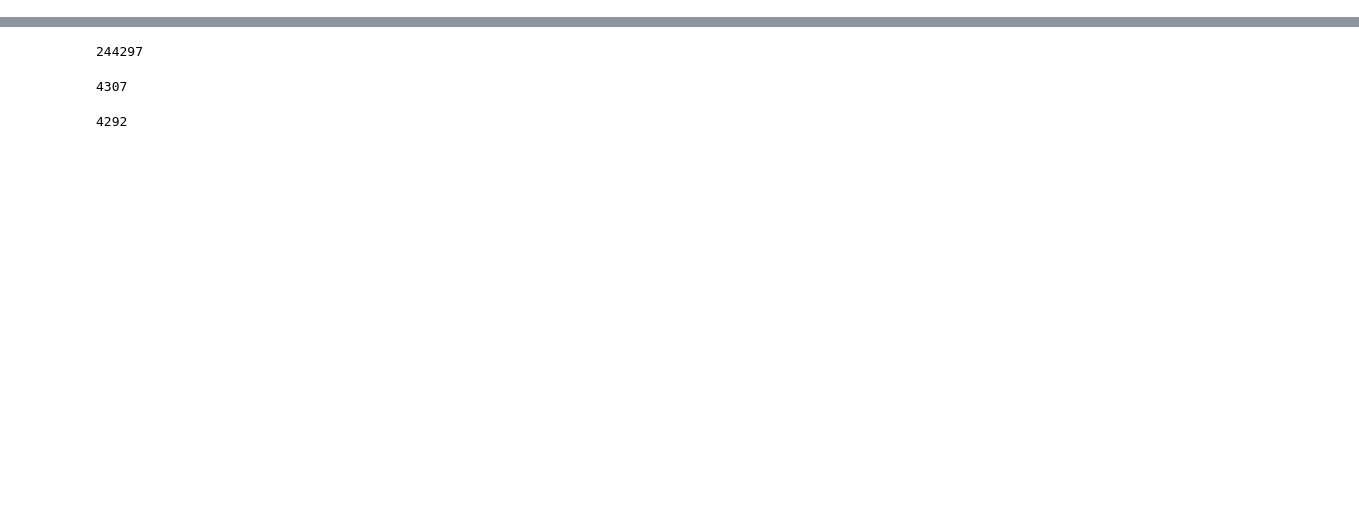
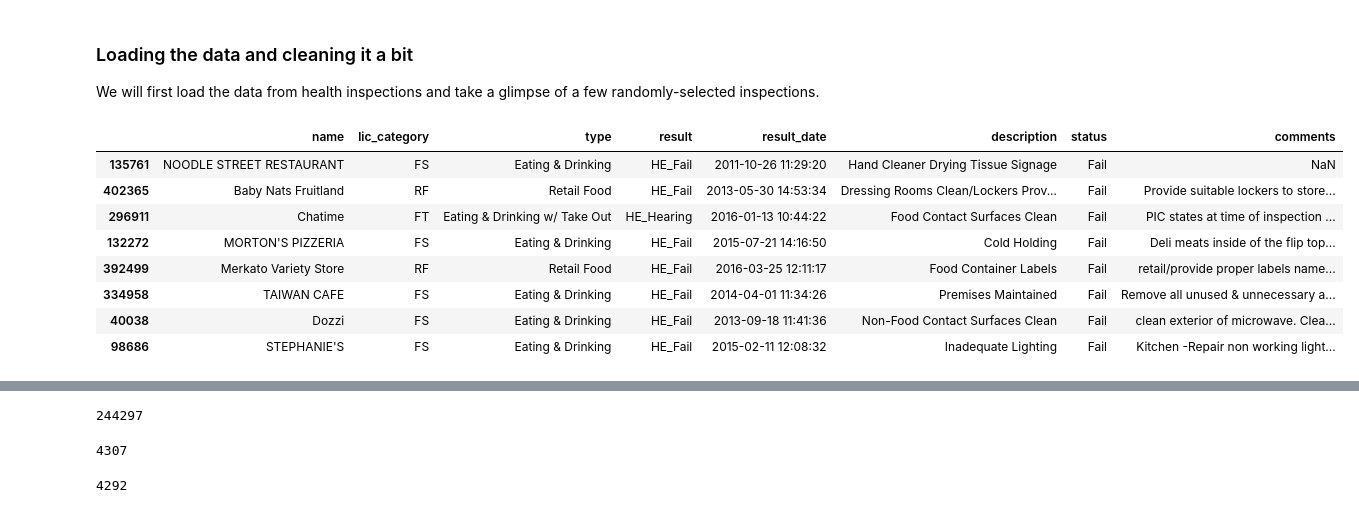
Before and after one commit to roywright/springboard, a Jupyter notebook: capstone/datastory.ipynb, the cells around one changed output, grey strips where cells are left out. Saved outputs shown, nothing was run; the diff lists cells and outputs as text; code cells hidden in the pictures; blank space fills up the shorter version.

```diff
--- a/capstone/datastory.ipynb
+++ b/capstone/datastory.ipynb
@@ -10,20 +10,49 @@ import pandas as pd
+# %% [markdown]
+### Loading the data and cleaning it a bit
+We will first load the data from health inspections and take a glimpse of a few randomly-selected inspections.
 # %%
+import pandas as pd
 inspections = pd.read_csv(
     'data/Food_Establishment_Inspections.csv',
     usecols = ['BusinessName', 'ISSDTTM', 'EXPDTTM', 'LICSTATUS', 'LICENSECAT',
        'DESCRIPT', 'RESULT', 'RESULTDTTM', 'Violation', 'ViolLevel',
        'ViolDesc', 'VIOLDTTM', 'ViolStatus', 'StatusDate', 'Comments', 'Location'
     ],
     parse_dates = ['ISSDTTM', 'EXPDTTM', 'RESULTDTTM', 'VIOLDTTM', 'StatusDate'],
     infer_datetime_format = True
 )
-inspections.columns = ['name', 'lic_issue', 'lic_expire', 'lic_status', 'lic_category',
-       'type', 'result', 'result_date', 'violation', 'level',
-       'description', 'violation_date', 'status', 'status_date', 'comments', 'location'
+inspections.columns = [
+    'name',           # business name
+    'lic_issue',      # date of business license
+    'lic_expire',     # expiration date of business license
+    'lic_status',     # license status (active or inactive)
+    'lic_category',   # license category ("FS", "FT", "RS", or "MFW")
+    'type',           # more verbal description of license category
+    'result',         # result of the inspection (12 different possibilities)
+    'result_date',    # date of inspection
+    'violation',      # code for violation type
+    'level',          # violation severity (can be * or ** or ***)
+    'description',    # verbal description of violation
+    'violation_date', # generally (or always?) the same as result_date
+    'status',         # simply pass or fail
+    'status_date',    # generally a day or so later than result_date, but often not given
+    'comments',       # free-form text comments
+    'location'        # (latitude, longitude)
 ]
 inspections['location'] = inspections.location.str.strip('()')
 inspections[['latitude','longitude']] = inspections['location'].apply(lambda x: pd.Series(str(x).split(',')))
 inspections['latitude'] = pd.to_numeric(inspections.latitude, errors='coerce')
 inspections['longitude'] = pd.to_numeric(inspections.longitude, errors='coerce')
 inspections = inspections.drop('location', 1)
-inspections = inspections[inspections.violation_date >= '2011-01-01 00:00:00']   # no data on service calls before 2011
+inspections = inspections[inspections.violation_date >= '2011-01-01 00:00:00']
+inspections.sample(8)[['name', 'lic_category', 'type', 'result', 'result_date', 'description', 'status', 'comments']]
+# %% [output]
+|  | name | lic_category | type | result | result_date | description | status | comments |
+| 135761 | NOODLE STREET RESTAURANT | FS | Eating & Drinking | HE_Fail | 2011-10-26 11:29:20 | Hand Cleaner Drying Tissue Signage | Fail | NaN |
+| 402365 | Baby Nats Fruitland | RF | Retail Food | HE_Fail | 2013-05-30 14:53:34 | Dressing Rooms Clean/Lockers Prov... | Fail | Provide suitable lockers to store... |
+| 296911 | Chatime | FT | Eating & Drinking w/ Take Out | HE_Hearing | 2016-01-13 10:44:22 | Food Contact Surfaces Clean | Fail | PIC states at time of inspection ... |
+| 132272 | MORTON'S PIZZERIA | FS | Eating & Drinking | HE_Fail | 2015-07-21 14:16:50 | Cold Holding | Fail | Deli meats inside of the flip top... |
+| 392499 | Merkato Variety Store | RF | Retail Food | HE_Fail | 2016-03-25 12:11:17 | Food Container Labels | Fail | retail/provide proper labels name... |
+| 334958 | TAIWAN CAFE | FS | Eating & Drinking | HE_Fail | 2014-04-01 11:34:26 | Premises Maintained | Fail | Remove all unused & unnecessary a... |
+| 40038 | Dozzi | FS | Eating & Drinking | HE_Fail | 2013-09-18 11:41:36 | Non-Food Contact Surfaces Clean | Fail | clean exterior of microwave. Clea... |
+| 98686 | STEPHANIE'S | FS | Eating & Drinking | HE_Fail | 2015-02-11 12:08:32 | Inadequate Lighting | Fail | Kitchen -Repair non working light... |
```
Also changed, not shown: parts of 18 cells of this notebook, 1 other file.
